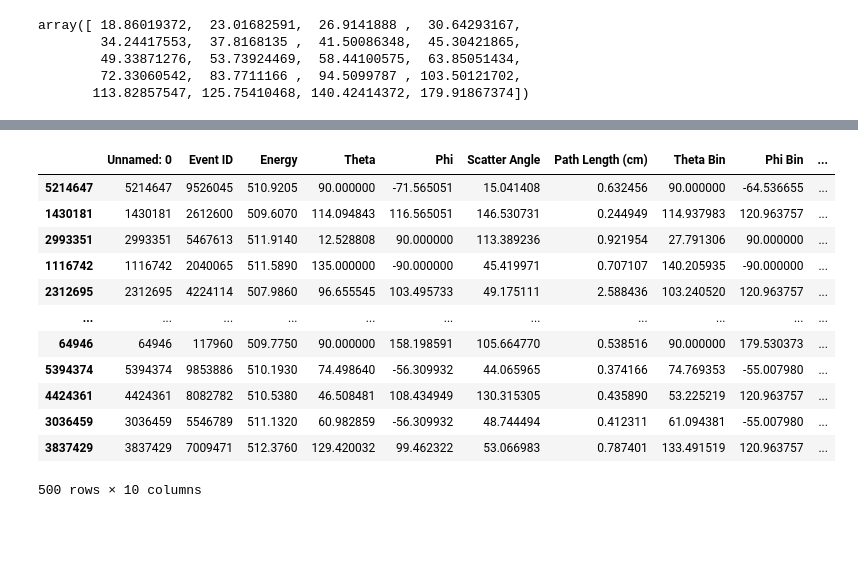
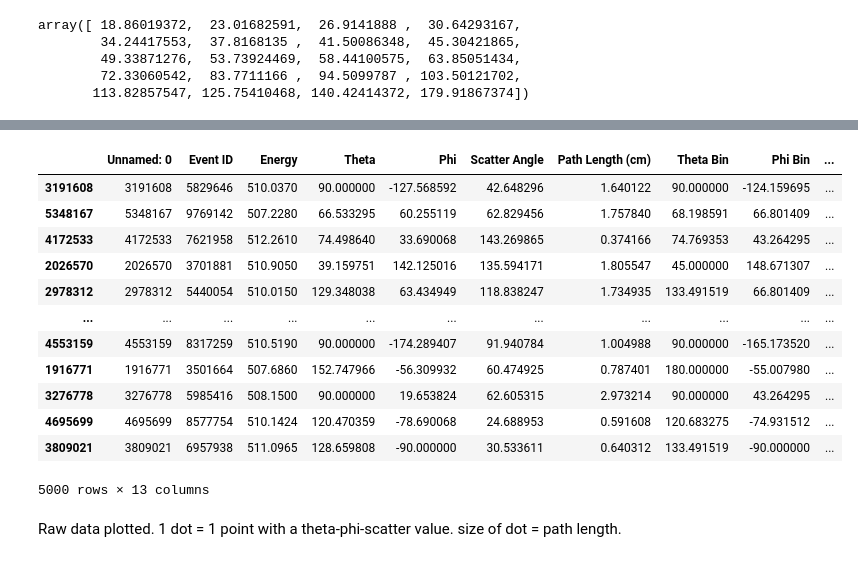
Before and after one commit to zoglauer/binning-cds, a Jupyter notebook: localTests/csv_explorer.ipynb, the cells around one changed output, grey strips where cells are left out. Saved outputs shown, nothing was run; the diff lists cells and outputs as text; code cells hidden in the pictures; blank space fills up the shorter version.

```diff
--- a/localTests/csv_explorer.ipynb
+++ b/localTests/csv_explorer.ipynb
@@ -144,3 +152,0 @@ df.groupby(['Theta Bin', 'Phi Bin', 'Scatter Angle Bin']).count().head(50)
-# %%
-justbins_df=df[['Theta Bin', 'Phi Bin', 'Scatter Angle Bin']]
-justbins_df
@@ -161,21 +184,23 @@ justbins_df
 # %%
 justbins_df_sampled= justbins_df.sample(n=500)
-df_sampled = df.sample(n=500) #[df['Scatter Angle'] < 60][df['Scatter Angle'] > 40]
+df_sampled = df.sample(n=5000) #[df['Scatter Angle'] < 60][df['Scatter Angle'] > 40]
 df_sampled
 # %% [output]
 |  | Unnamed: 0 | Event ID | Energy | Theta | Phi | Scatter Angle | Path Length (cm) | Theta Bin | Phi Bin | ... |
-| 5214647 | 5214647 | 9526045 | 510.9205 | 90.000000 | -71.565051 | 15.041408 | 0.632456 | 90.000000 | -64.536655 | ... |
-| 1430181 | 1430181 | 2612600 | 509.6070 | 114.094843 | 116.565051 | 146.530731 | 0.244949 | 114.937983 | 120.963757 | ... |
-| 2993351 | 2993351 | 5467613 | 511.9140 | 12.528808 | 90.000000 | 113.389236 | 0.921954 | 27.791306 | 90.000000 | ... |
-| 1116742 | 1116742 | 2040065 | 511.5890 | 135.000000 | -90.000000 | 45.419971 | 0.707107 | 140.205935 | -90.000000 | ... |
-| 2312695 | 2312695 | 4224114 | 507.9860 | 96.655545 | 103.495733 | 49.175111 | 2.588436 | 103.240520 | 120.963757 | ... |
+| 3191608 | 3191608 | 5829646 | 510.0370 | 90.000000 | -127.568592 | 42.648296 | 1.640122 | 90.000000 | -124.159695 | ... |
+| 5348167 | 5348167 | 9769142 | 507.2280 | 66.533295 | 60.255119 | 62.829456 | 1.757840 | 68.198591 | 66.801409 | ... |
+| 4172533 | 4172533 | 7621958 | 512.2610 | 74.498640 | 33.690068 | 143.269865 | 0.374166 | 74.769353 | 43.264295 | ... |
+| 2026570 | 2026570 | 3701881 | 510.9050 | 39.159751 | 142.125016 | 135.594171 | 1.805547 | 45.000000 | 148.671307 | ... |
+| 2978312 | 2978312 | 5440054 | 510.0150 | 129.348038 | 63.434949 | 118.838247 | 1.734935 | 133.491519 | 66.801409 | ... |
 | ... | ... | ... | ... | ... | ... | ... | ... | ... | ... | ... |
-| 64946 | 64946 | 117960 | 509.7750 | 90.000000 | 158.198591 | 105.664770 | 0.538516 | 90.000000 | 179.530373 | ... |
-| 5394374 | 5394374 | 9853886 | 510.1930 | 74.498640 | -56.309932 | 44.065965 | 0.374166 | 74.769353 | -55.007980 | ... |
-| 4424361 | 4424361 | 8082782 | 510.5380 | 46.508481 | 108.434949 | 130.315305 | 0.435890 | 53.225219 | 120.963757 | ... |
-| 3036459 | 3036459 | 5546789 | 511.1320 | 60.982859 | -56.309932 | 48.744494 | 0.412311 | 61.094381 | -55.007980 | ... |
-| 3837429 | 3837429 | 7009471 | 512.3760 | 129.420032 | 99.462322 | 53.066983 | 0.787401 | 133.491519 | 120.963757 | ... |
+| 4553159 | 4553159 | 8317259 | 510.5190 | 90.000000 | -174.289407 | 91.940784 | 1.004988 | 90.000000 | -165.173520 | ... |
+| 1916771 | 1916771 | 3501664 | 507.6860 | 152.747966 | -56.309932 | 60.474925 | 0.787401 | 180.000000 | -55.007980 | ... |
+| 3276778 | 3276778 | 5985416 | 508.1500 | 90.000000 | 19.653824 | 62.605315 | 2.973214 | 90.000000 | 43.264295 | ... |
+| 4695699 | 4695699 | 8577754 | 510.1424 | 120.470359 | -78.690068 | 24.688953 | 0.591608 | 120.683275 | -74.931512 | ... |
+| 3809021 | 3809021 | 6957938 | 511.0965 | 128.659808 | -90.000000 | 30.533611 | 0.640312 | 133.491519 | -90.000000 | ... |
-500 rows × 10 columns
+5000 rows × 13 columns
+# %% [markdown]
+Raw data plotted. 1 dot = 1 point with a theta-phi-scatter value. size of dot = path length.
 # %%
 #px.scatter_3d(df_sampled, x='Theta Bin', y='Phi Bin', z='Scatter Angle Bin')
 px.scatter_3d(df_sampled, x='Theta', y='Phi', z='Scatter Angle', color = 'Scatter Angle Bin', size = 'Path Length (cm)')
```
Also changed, not shown: parts of 13 cells of this notebook, 1 other file.
